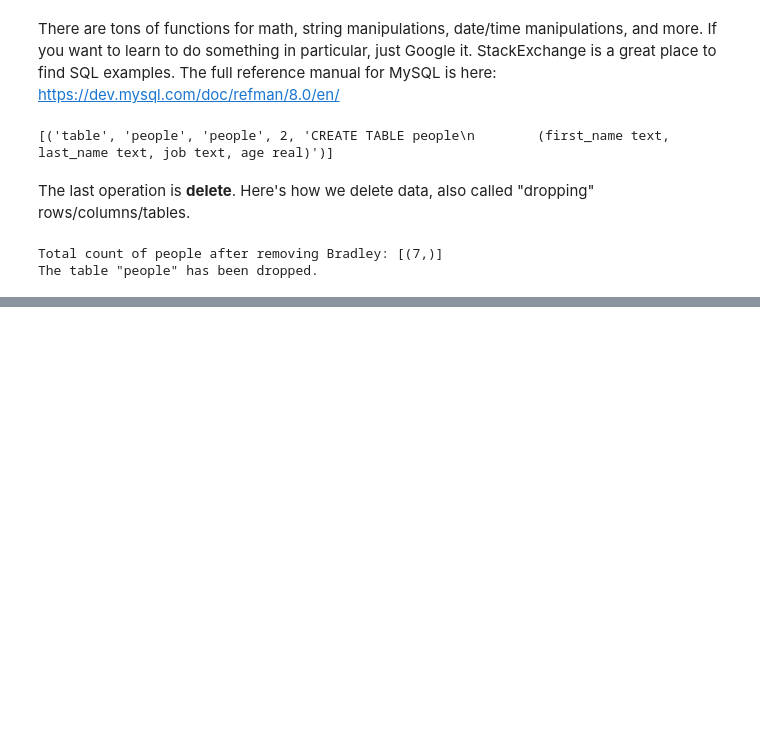
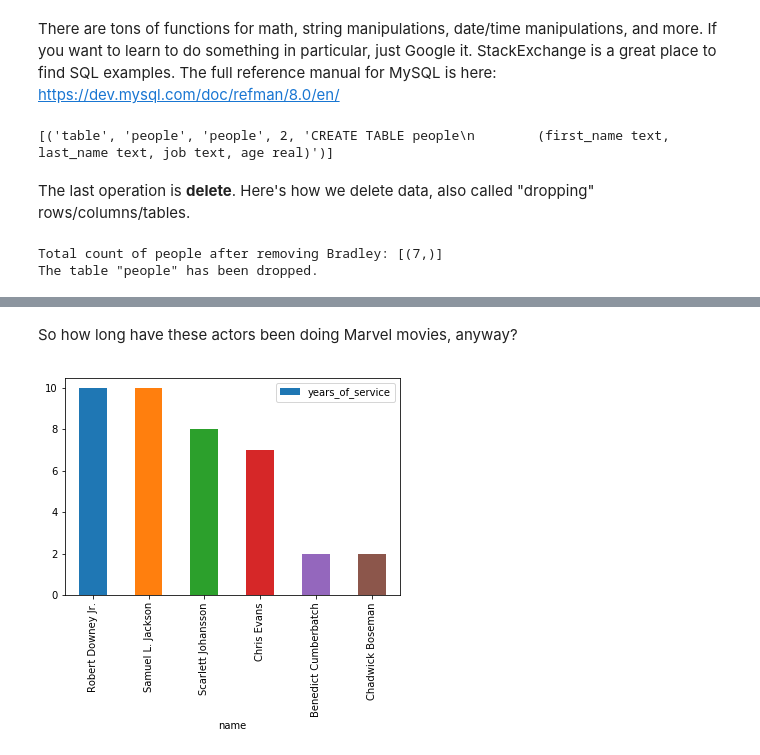
Before and after one commit to team-mayes/che_696, a Jupyter notebook: source/notebooks/lecture17_databases.ipynb, the cells around one changed output, grey strips where cells are left out. Cells and saved outputs as stored; diff of their text form; code cells hidden in the pictures; blank space fills up the shorter version.

```diff
--- a/source/notebooks/lecture17_databases.ipynb
+++ b/source/notebooks/lecture17_databases.ipynb
@@ -164,0 +206,4 @@ Now we're going to dive into some of the most important parts of SQL: keys and r
+# %%
+with sqlite3.connect(database) as conn:
+    results = conn.execute("""SELECT * FROM Movies""")
+    print(list(results))
@@ -164,0 +244,13 @@ Now we're going to dive into some of the most important parts of SQL: keys and r
+# %%
+with sqlite3.connect(database) as conn:
+    conn.execute(
+        """CREATE TABLE MovieActors
+        (id INTEGER PRIMARY KEY AUTOINCREMENT, movie_id INTEGER NOT NULL, actor_id INTEGER NOT NULL)""")
+    conn.executemany(
+        """INSERT INTO MovieActors (movie_id, actor_id) VALUES (?,?)""",
+        [(1, 1), (2, 1), (3, 1), (6, 1), (7, 1), (9, 1), (10, 1), (13, 1), (5, 2), (6, 2), (8, 2), (9, 2), (10, 2), (13, 2),
+        (3, 3), (6, 3), (8, 3), (9, 3), (10, 3), (13, 3), (1, 4), (3, 4), (4, 4), (5, 4), (6, 4), (8, 4), (9, 4), (13, 4),
+        (11, 5), (13, 5), (10, 7), (12, 7), (13, 7)])
+    # ...and print the results
+    results = conn.execute("""SELECT * FROM MovieActors""")
+    print(list(results))
@@ -164,0 +262,7 @@ Now we're going to dive into some of the most important parts of SQL: keys and r
+# %%
+with sqlite3.connect(database) as conn:
+    results = conn.execute(
+        """SELECT Movies.title, Actors.character FROM MovieActors
+        JOIN Movies ON MovieActors.movie_id = Movies.id
+        JOIN Actors ON MovieActors.actor_id = Actors.id""")
+    print(list(results))
@@ -164,0 +273,6 @@ Now we're going to dive into some of the most important parts of SQL: keys and r
+# %%
+import pandas as pd
+with sqlite3.connect(database) as conn:
+    df = pd.read_sql('SELECT * FROM Movies', conn)
+    print(df)
+    df.hist('year')
@@ -164,0 +294,13 @@ Now we're going to dive into some of the most important parts of SQL: keys and r
+# %% [markdown]
+So how long have these actors been doing Marvel movies, anyway?
+# %%
+with sqlite3.connect(database) as conn:
+    df = pd.read_sql("""SELECT MAX(Movies.year) - MIN(Movies.year) as years_of_service,
+    Actors.first_name || " " || Actors.last_name as name FROM MovieActors
+        JOIN Movies ON MovieActors.movie_id = Movies.id
+        JOIN Actors ON MovieActors.actor_id = Actors.id
+        GROUP BY name
+        ORDER BY years_of_service DESC""", conn)
+    df.plot.bar(x='name', y='years_of_service')
+# %% [output]
+[figure, added]
```
Also changed, not shown: parts of 23 cells of this notebook.
